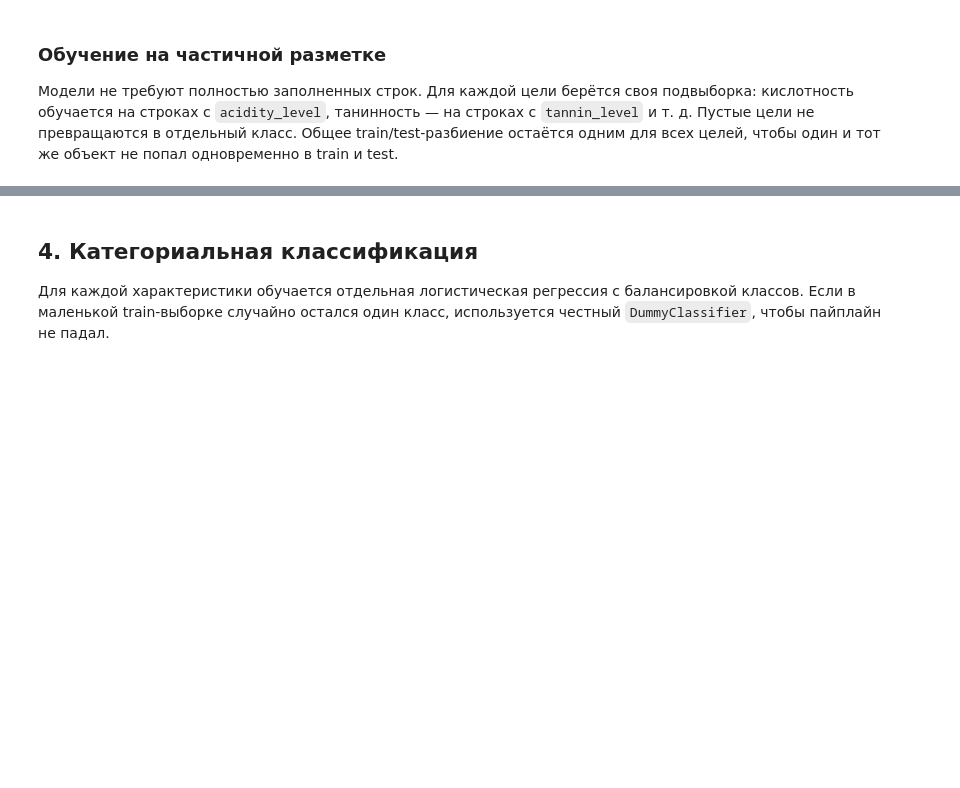
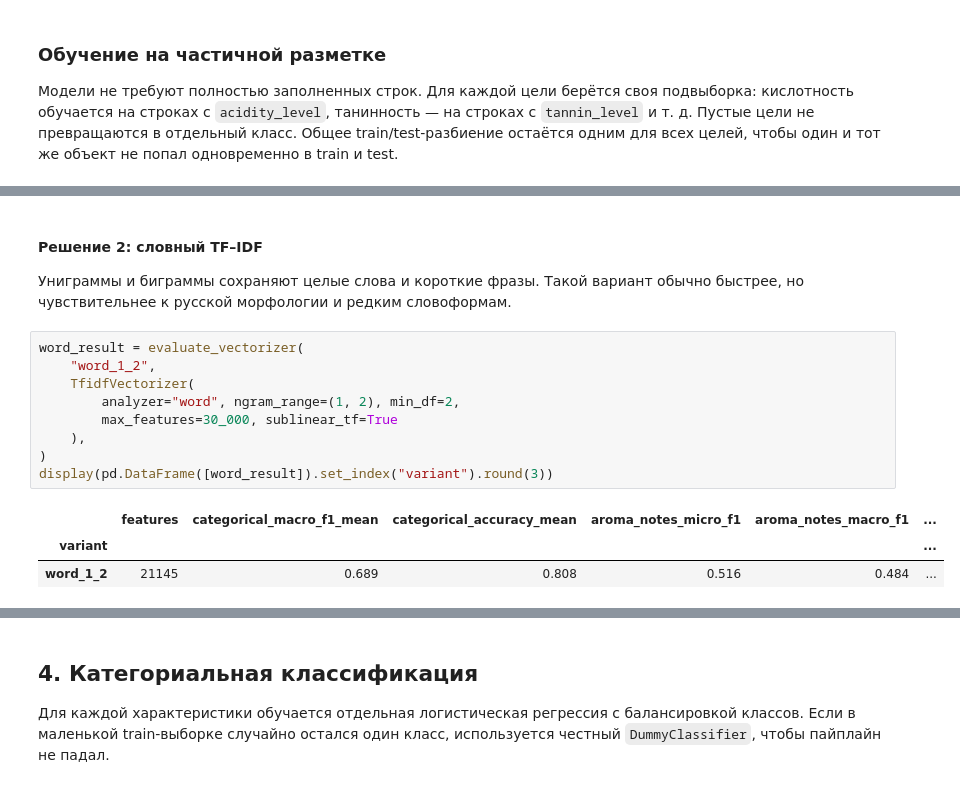
Before and after one commit to Daniil-fprog/netology_automatic_determination_wine_characteristics, a Jupyter notebook: notebooks/01_wine_characteristics_project.ipynb, the cells around one changed output, grey strips where cells are left out. Saved outputs shown, nothing was run; the diff lists cells and outputs as text; blank space fills up the shorter version.

```diff
--- a/notebooks/01_wine_characteristics_project.ipynb
+++ b/notebooks/01_wine_characteristics_project.ipynb
@@ -374,0 +479,17 @@ TF–IDF-признаков: 30000
+# %% [markdown]
+#### Решение 2: словный TF–IDF
+
+Униграммы и биграммы сохраняют целые слова и короткие фразы. Такой вариант обычно быстрее, но чувствительнее к русской морфологии и редким словоформам.
+# %%
+word_result = evaluate_vectorizer(
+    "word_1_2",
+    TfidfVectorizer(
+        analyzer="word", ngram_range=(1, 2), min_df=2,
+        max_features=30_000, sublinear_tf=True
+    ),
+)
+display(pd.DataFrame([word_result]).set_index("variant").round(3))
+# %% [output]
+|  | features | categorical_macro_f1_mean | categorical_accuracy_mean | aroma_notes_micro_f1 | aroma_notes_macro_f1 | ... |
+| variant |  |  |  |  |  | ... |
+| word_1_2 | 21145 | 0.689 | 0.808 | 0.516 | 0.484 | ... |
```
Also changed, not shown: parts of 16 cells of this notebook, 12 other files.
